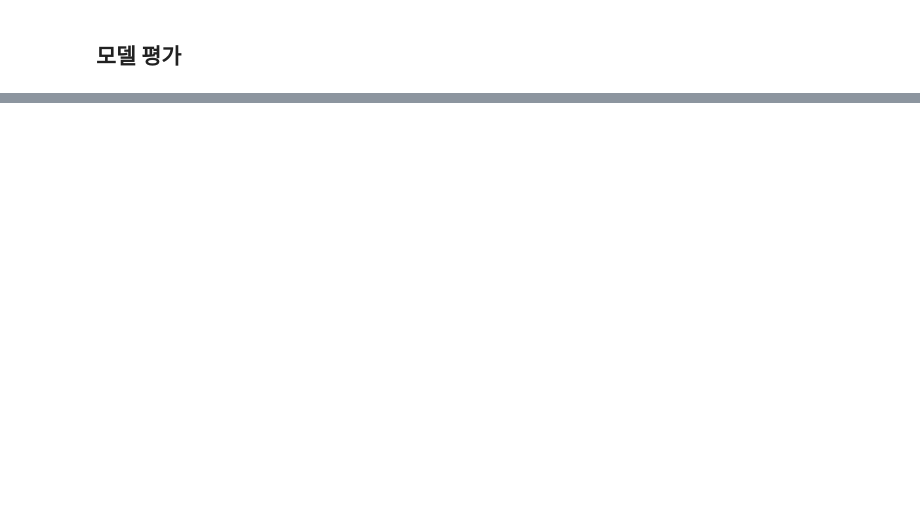
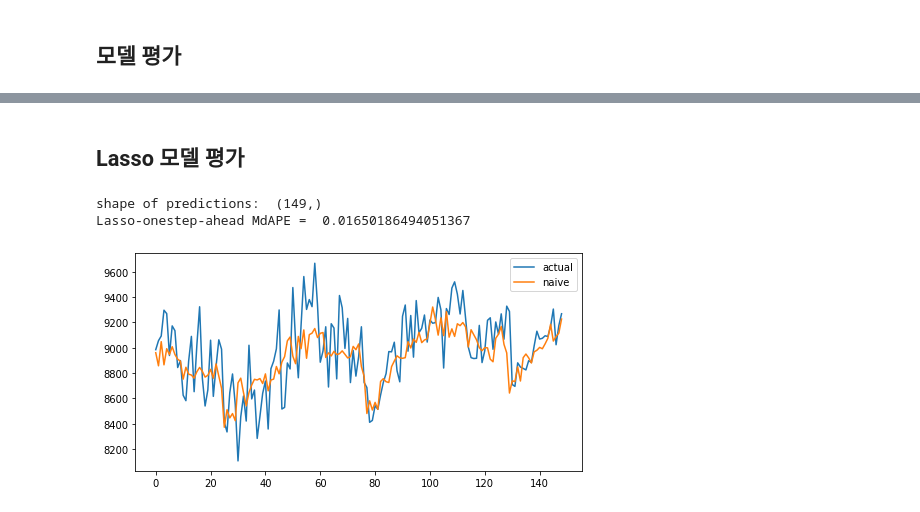
Before and after one commit to gonsoomoon-ml/linear-regresson-forecast, a Jupyter notebook: linearRegression_forecast/2.1.SKLearn_Forecast.ipynb, the cells around one changed output, grey strips where cells are left out. Saved outputs shown, nothing was run; the diff lists cells and outputs as text; code cells hidden in the pictures; blank space fills up the shorter version.

```diff
--- a/linearRegression_forecast/2.1.SKLearn_Forecast.ipynb
+++ b/linearRegression_forecast/2.1.SKLearn_Forecast.ipynb
@@ -249,0 +402,15 @@ Ridge-onestep-ahead MdAPE =  0.021790265344816973
+# %% [markdown]
+## Lasso 모델 평가
+# %%
+# Predict
+lasso_pred = predict_fn(sample, model_lasso)
+
+# Evaluate
+MdAPE = evaluate(test_y, lasso_pred)
+print('Lasso-onestep-ahead MdAPE = ', MdAPE)
+
+show_chart(test_y, lasso_pred)
+# %% [output]
+shape of predictions:  (149,)
+Lasso-onestep-ahead MdAPE =  0.01650186494051367
+[figure, added]
```
Also changed, not shown: parts of 39 cells of this notebook, 2 other files.
